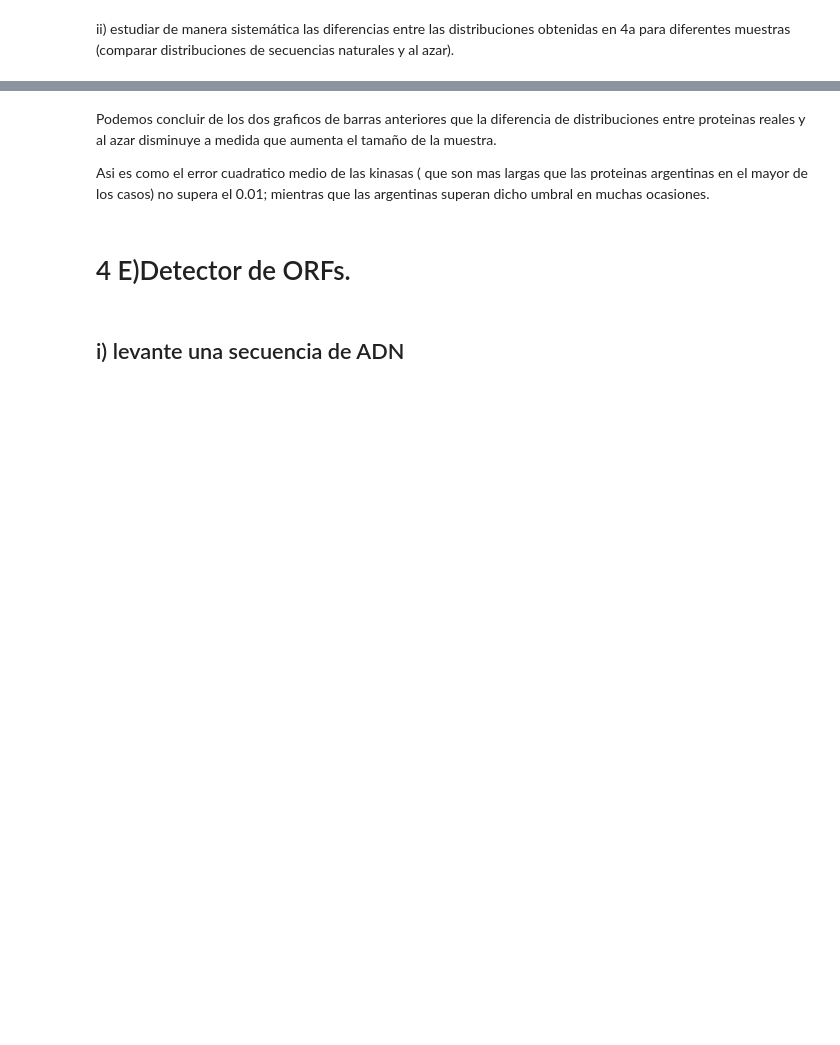
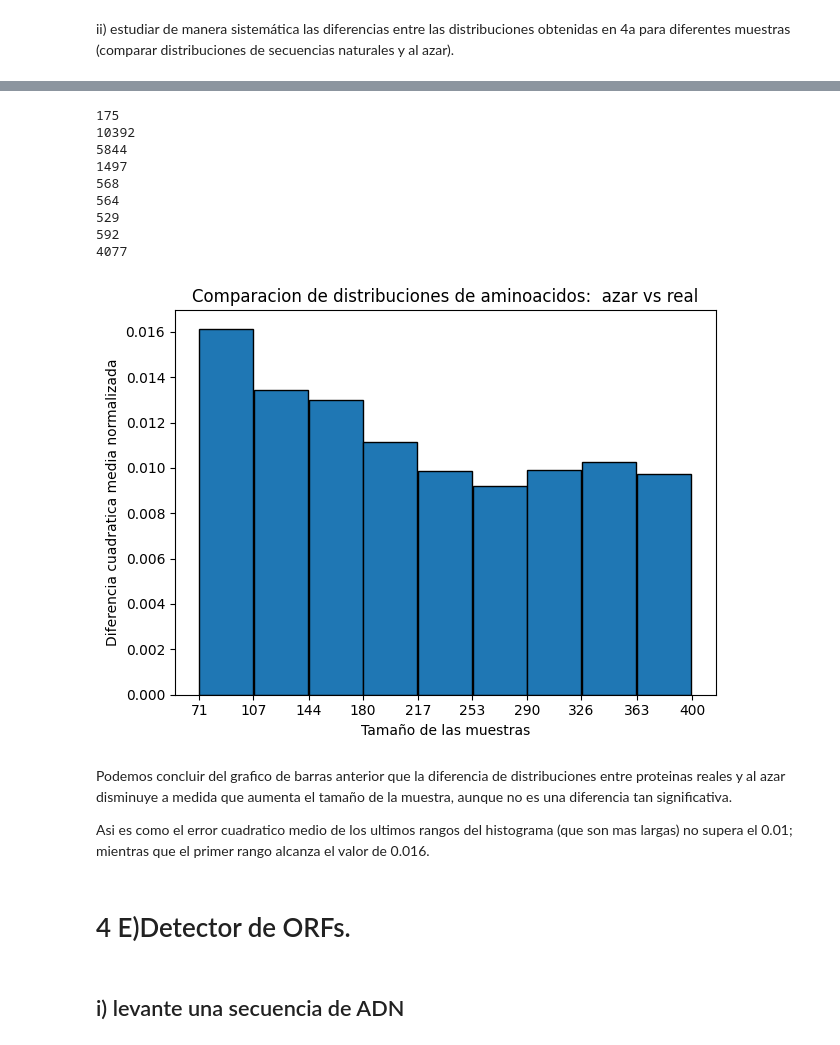
Before and after one commit to NadinaMaia/BioinformaticaAvanzada, a Jupyter notebook: Tp1_avanzada.ipynb, the cells around one changed output, grey strips where cells are left out. Cells and saved outputs as stored; diff of their text form; code cells hidden in the pictures; blank space fills up the shorter version.

```diff
--- a/Tp1_avanzada.ipynb
+++ b/Tp1_avanzada.ipynb
@@ -618,7 +573,72 @@ El tamaño de la proteina P12931 es de 536
+# %%
+globinas = sorted(globinas, key = len)
+indices_muestras = list(range(0,len(globinas), 200))
+indices_muestras = [int(a) for a in indices_muestras]
+tamanios_muestras = [len(globinas[indice]) for indice in indices_muestras]
+
+
+
+
+indices = np.arange(0,len(globinas))
+tamanios_muestras = [len(globina) for globina in globinas]
+
+resultados = []
+for indice in indices:
+  proteina_real = globinas[indice]
+  fr_real = np.array(frecuencias_ordenadas(proteina_real))
+  fr_real = ajustar_dist(fr_real)
+
+  prot_azar = proteina_azar( len(proteina_real))
+  fr_azar = np.array(frecuencias_ordenadas(prot_azar))
+  fr_azar = ajustar_dist(fr_azar)
+
+  ECM = metrica(fr_azar, fr_real, "ECM")
+  resultados.append(ECM)
+
+bins = np.linspace(min(tamanios_muestras), 400, 10)
+bins = list(bins)
+bins = [int(a) for a in bins]
+
+grupos = [[] for _ in range(len(bins) - 1)]
+
+# Recorremos A con índices
+for i, longitud in enumerate(tamanios_muestras):
+    for j in range(len(bins) - 1):
+        if bins[j] <= longitud < bins[j+1]:
+            grupos[j].append(i)
+            break
+
+ecm_promedios = []
+for g in grupos:
+    print(len(g))
+    ecm_promedios.append( np.mean([resultados[indice] for indice in g ]))
+
+centro_bins = [(bins[i] + bins[i+1])/2 for i in range(len(bins)-1)]
+
+plt.bar(centro_bins, ecm_promedios, width = 36, edgecolor = 'black')
+
+plt.xlabel("Tamaño de las muestras")
+plt.title("Comparacion de distribuciones de aminoacidos:  azar vs real")
+plt.ylabel("Diferencia cuadratica media normalizada")
+plt.xticks(bins)
+#plt.xlim(min(tamanios_muestras),500)
+plt.tight_layout()
+plt.show()
+# %% [output]
+175
+10392
+5844
+1497
+568
+564
+529
+592
+4077
+[figure, added]
 # %% [markdown]
-Podemos concluir de los dos graficos de barras anteriores que la diferencia de distribuciones entre proteinas reales y al azar disminuye a medida que aumenta el tamaño de la muestra.
+Podemos concluir del grafico de barras anterior que la diferencia de distribuciones entre proteinas reales y al azar disminuye a medida que aumenta el tamaño de la muestra, aunque no es una diferencia tan significativa.
 
-Asi es como el error cuadratico medio de las kinasas ( que son mas largas que las proteinas argentinas en el mayor de los casos) no supera el 0.01; mientras que las argentinas superan dicho umbral en muchas ocasiones.
+Asi es como el error cuadratico medio de los ultimos rangos del histograma (que son mas largas) no supera el 0.01; mientras que el primer rango alcanza el valor de 0.016.
 # %% [markdown]
 # 4 E)Detector de ORFs.
 # %% [markdown]
```
Also changed, not shown: parts of 42 cells of this notebook.
